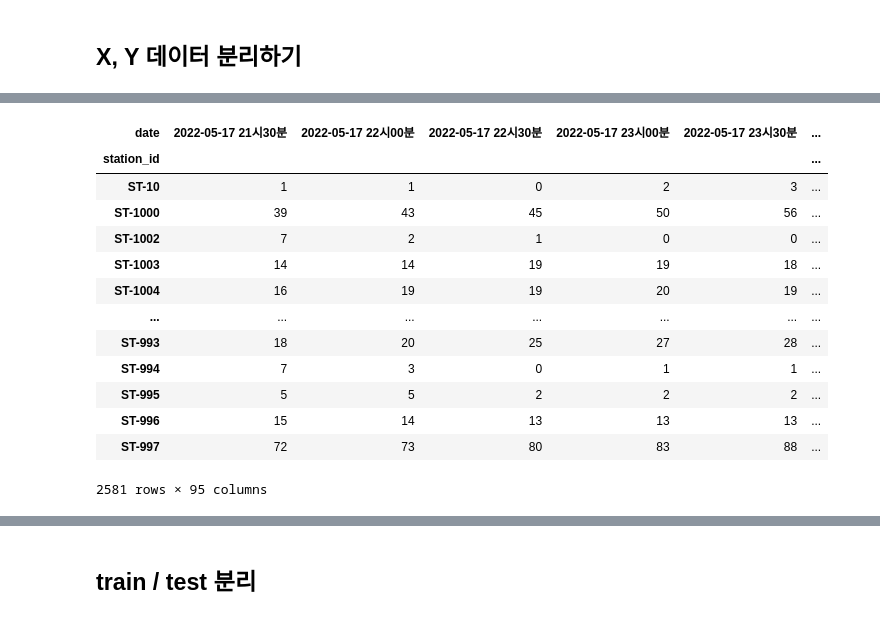
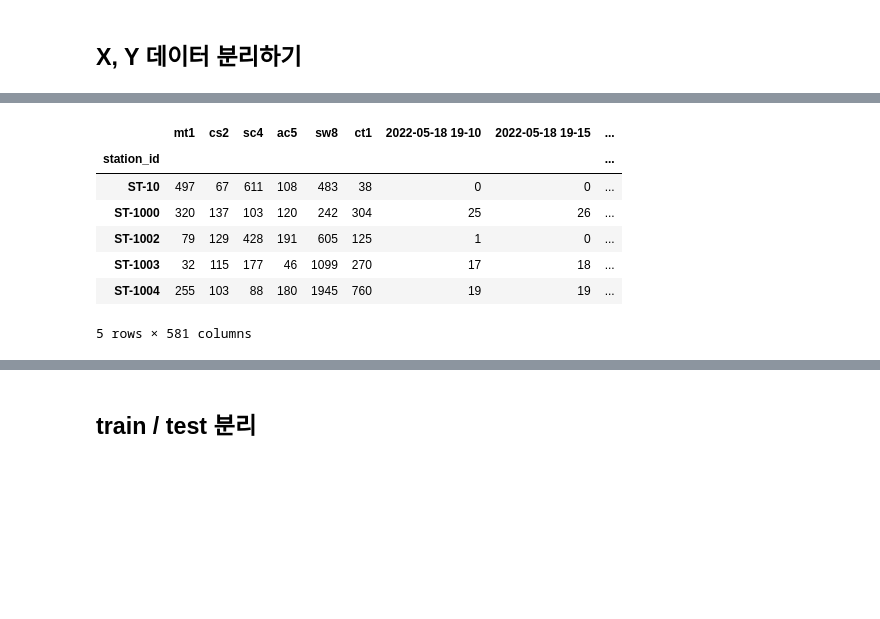
Before and after one commit to YusunPark/move_bike, a Jupyter notebook: 시간 간격별 따릉이.ipynb, the cells around one changed output, grey strips where cells are left out. Drawn from its saved outputs; the diff is of its cells as text; code cells hidden in the pictures; blank space fills up the shorter version.

```diff
--- a/시간 간격별 따릉이.ipynb
+++ b/시간 간격별 따릉이.ipynb
@@ -71,9 +72,13 @@ conn = pymysql.connect(
 cursor = conn.cursor(cursor=pymysql.cursors.DictCursor)
 
 
-cursor.execute(b_QUERY)
+cursor.execute(thirty_QUERY)
 bike_data = cursor.fetchall() # list of dictionary
 bike_df = pd.DataFrame.from_dict(bike_data)
 
+cursor.execute(d_QUERY)
+distance_data = cursor.fetchall() # list of dictionary
+distance_df = pd.DataFrame.from_dict(distance_data)
+
 cursor.close()
 conn.close()
@@ -113,5 +85,6 @@ len(bike_df['date'])
 # %%
-bike_df['date']=bike_df['date'].dt.strftime('%Y-%m-%d %H시%M분')
+bike_df['date']=bike_df['date'].dt.strftime('%Y-%m-%d %H-%M')
+bike_df = bike_df.drop_duplicates(['station_id', 'date'])
 bike_df.head()
 # %% [output]
 |  | id | rack_tot_cnt | parking_bike_tot_cnt | shared | station_id | date |
@@ -142,0 +108,5 @@ data
+# %%
+d = distance_df[distance_df.columns[[0,4,5,6,7,8,9]]]
+
+data = pd.merge(d,data, on='station_id', how='inner').set_index('station_id')
+data.head()
@@ -188,19 +135,13 @@ data = data.fillna(0)
 X = data.drop(data.columns[-1], axis=1)
 y = data[data.columns[-1]]
 # %%
-X
+X.head()
 # %% [output]
-| date | 2022-05-17 21시30분 | 2022-05-17 22시00분 | 2022-05-17 22시30분 | 2022-05-17 23시00분 | 2022-05-17 23시30분 | ... |
-| station_id |  |  |  |  |  | ... |
-| ST-10 | 1 | 1 | 0 | 2 | 3 | ... |
-| ST-1000 | 39 | 43 | 45 | 50 | 56 | ... |
-| ST-1002 | 7 | 2 | 1 | 0 | 0 | ... |
-| ST-1003 | 14 | 14 | 19 | 19 | 18 | ... |
-| ST-1004 | 16 | 19 | 19 | 20 | 19 | ... |
-| ... | ... | ... | ... | ... | ... | ... |
-| ST-993 | 18 | 20 | 25 | 27 | 28 | ... |
-| ST-994 | 7 | 3 | 0 | 1 | 1 | ... |
-| ST-995 | 5 | 5 | 2 | 2 | 2 | ... |
-| ST-996 | 15 | 14 | 13 | 13 | 13 | ... |
-| ST-997 | 72 | 73 | 80 | 83 | 88 | ... |
+|  | mt1 | cs2 | sc4 | ac5 | sw8 | ct1 | 2022-05-18 19-10 | 2022-05-18 19-15 | ... |
+| station_id |  |  |  |  |  |  |  |  | ... |
+| ST-10 | 497 | 67 | 611 | 108 | 483 | 38 | 0 | 0 | ... |
+| ST-1000 | 320 | 137 | 103 | 120 | 242 | 304 | 25 | 26 | ... |
+| ST-1002 | 79 | 129 | 428 | 191 | 605 | 125 | 1 | 0 | ... |
+| ST-1003 | 32 | 115 | 177 | 46 | 1099 | 270 | 17 | 18 | ... |
+| ST-1004 | 255 | 103 | 88 | 180 | 1945 | 760 | 19 | 19 | ... |
-2581 rows × 95 columns
+5 rows × 581 columns
```
Also changed, not shown: parts of 44 cells of this notebook.
